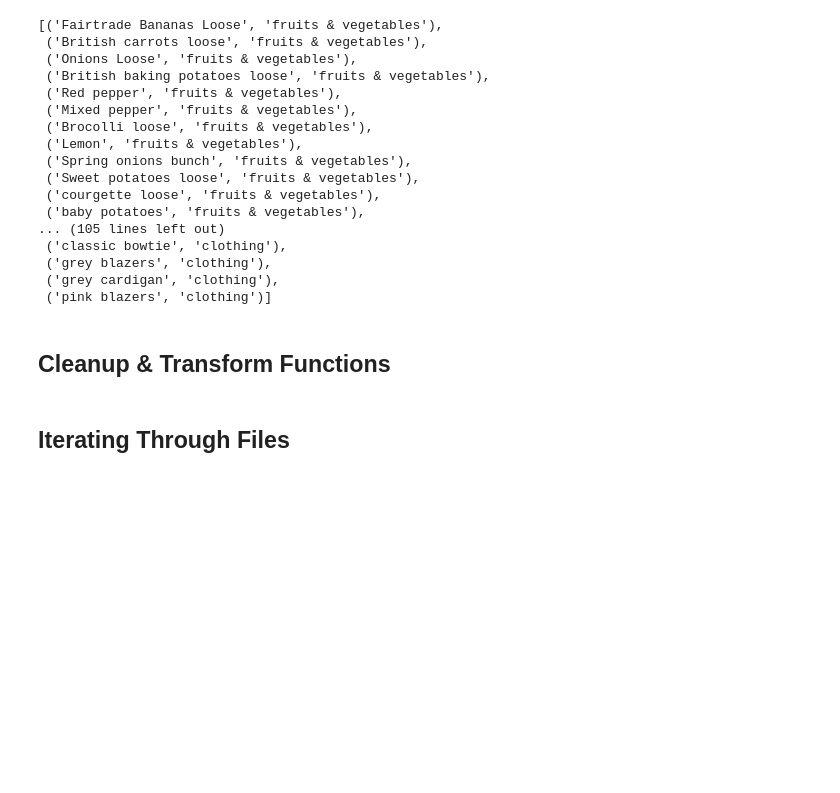
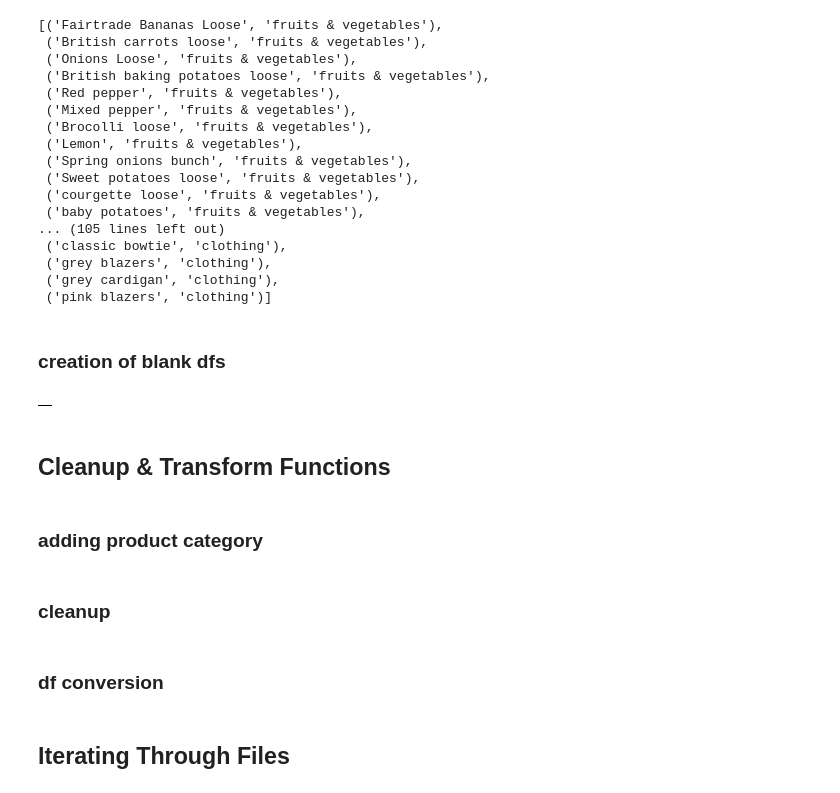
Before and after one commit to Clive07/Project_4_Retail_Dashboard, a Jupyter notebook: tester_2.ipynb, the cells around one changed output. Cells and saved outputs as stored; diff of their text form; code cells hidden in the pictures; blank space fills up the shorter version.

```diff
--- a/tester_2.ipynb
+++ b/tester_2.ipynb
@@ -99,6 +71,16 @@ product_list
  ('grey blazers', 'clothing'),
  ('grey cardigan', 'clothing'),
  ('pink blazers', 'clothing')]
+# %% [markdown]
+### creation of blank dfs
+# %%
+best_worst_products_df = pd.DataFrame()
+
+best_worst_products_df
+# %% [output]
+|  |
 # %% [markdown]
 ## Cleanup & Transform Functions
+# %% [markdown]
+### adding product category
 # %%
@@ -111,3 +89,5 @@ def add_prod_cat(prv, cur, nxt):
     for row in product_list:
         if cur.product == row[0]:
             return row[1]
+# %% [markdown]
+### cleanup
@@ -113,0 +153,2 @@ def add_prod_cat(prv, cur, nxt):
+# %% [markdown]
+### df conversion
```
Also changed, not shown: parts of 21 cells of this notebook, 1 other file.
